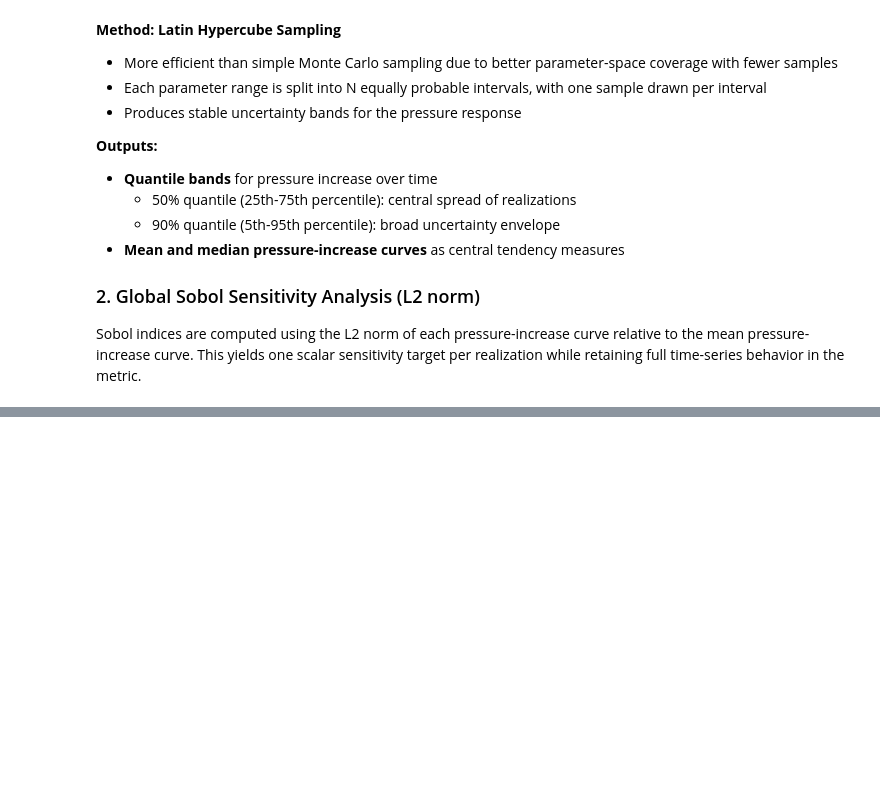
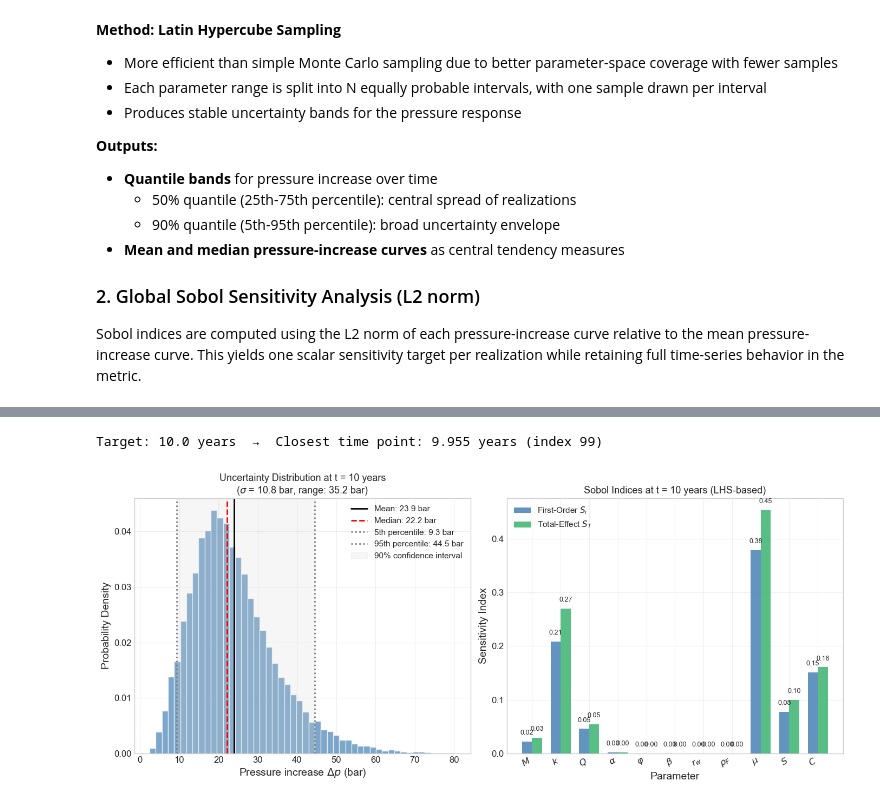
Before and after one commit to jtecklenburg/geothermal-doublet, a Jupyter notebook: sensitivity2.ipynb, the cells around one changed output, grey strips where cells are left out. Saved outputs shown, nothing was run; the diff lists cells and outputs as text; code cells hidden in the pictures; blank space fills up the shorter version.

```diff
--- a/sensitivity2.ipynb
+++ b/sensitivity2.ipynb
@@ -236,0 +260,80 @@ plt.show()
+# %%
+
+# ============================================================
+# Pressure at t = 10 years: Histogram + Sobol Indices
+# Analogous to sensitivity.ipynb Cell 9 (breakthrough time analysis)
+# ============================================================
+
+# Find the index in t_years closest to 10 years
+t_target = 10.0  # years
+t_idx = np.argmin(np.abs(t_years - t_target))
+t_actual = t_years[t_idx]
+print(f"Target: {t_target} years  →  Closest time point: {t_actual:.3f} years (index {t_idx})")
+
+# Extract scalar pressure values at t = 10 years from pre-computed arrays
+p_A_10 = Y_A[:, t_idx]   # Pressure increase (bar) at t=10y for A samples
+p_B_10 = Y_B[:, t_idx]   # Pressure increase (bar) at t=10y for B samples
+
+Y_ABi_10 = {i: Y_ABi[i][:, t_idx] for i in range(num_params)}
+
+# Compute Sobol indices for pressure at t = 10 years
+S_first_10, S_total_10 = compute_sobol_indices(A, B, p_A_10, p_B_10, Y_ABi_10, num_params)
+
+# ============================================================
+# Histogram statistics
+# Concatenate A and B samples for more stable quantile estimates
+# ============================================================
+pressure_10y = np.concatenate([p_A_10, p_B_10])
+p_mean   = np.mean(pressure_10y)
+p_std    = np.std(pressure_10y)
+p_median = np.median(pressure_10y)
+p_q05, p_q95 = np.percentile(pressure_10y, [5, 95])
+
+# ============================================================
+# Combined visualization (side-by-side)
+# ============================================================
+fig, (ax1, ax2) = plt.subplots(1, 2, figsize=FIGSIZE_SUBPLOTS)
+
+# Left: Histogram of pressure-increase distribution at t = 10 years
+ax1.hist(pressure_10y, bins=50, density=True, alpha=0.7, color='steelblue', edgecolor='white')
+ax1.axvline(p_mean,   color='black', linestyle='-',  linewidth=2.0, label=f'Mean: {p_mean:.1f} bar')
+ax1.axvline(p_median, color='red',   linestyle='--', linewidth=2,   label=f'Median: {p_median:.1f} bar')
+ax1.axvline(p_q05,    color='gray',  linestyle=':',  linewidth=2,   label=f'5th percentile: {p_q05:.1f} bar')
+ax1.axvline(p_q95,    color='gray',  linestyle=':',  linewidth=2,   label=f'95th percentile: {p_q95:.1f} bar')
+ax1.axvspan(p_q05, p_q95, alpha=0.2, color='lightgray', label='90% confidence interval')
+ax1.set_xlabel('Pressure increase $\Delta p$ (bar)', fontsize=14)
+ax1.set_ylabel('Probability Density', fontsize=14)
+ax1.set_title(
+    f'Uncertainty Distribution at t = {t_actual:.0f} years\n'
+    f'($\sigma$ = {p_std:.1f} bar, range: {p_q95 - p_q05:.1f} bar)',
+    fontsize=13
+)
+ax1.legend(loc='best', fontsize=11)
+ax1.tick_params(labelsize=12)
+ax1.grid(True, alpha=0.3)
+
+# Right: Sobol indices (first-order and total-effect)
+x = np.arange(num_params)
+width = 0.35
+ax2.bar(x - width / 2, S_first_10, width, label='First-Order $S_i$',   alpha=0.85, color='steelblue')
+ax2.bar(x + width / 2, S_total_10, width, label='Total-Effect $S_T$', alpha=0.85, color='mediumseagreen')
+ax2.set_ylabel('Sensitivity Index', fontsize=14)
+ax2.set_xlabel('Parameter', fontsize=14)
+ax2.set_xticks(x)
+ax2.set_xticklabels(param_labels, fontsize=12)
+ax2.legend(fontsize=11)
+ax2.set_title(f'Sobol Indices at t = {t_actual:.0f} years (LHS-based)', fontsize=13)
+ax2.tick_params(axis='y', labelsize=12)
+ax2.grid(True, alpha=0.3)
+
+# Add value labels on bars
+for i in range(num_params):
+    ax2.text(i - width / 2, S_first_10[i] + 0.01, f'{S_first_10[i]:.2f}', ha='center', va='bottom', fontsize=9)
+    ax2.text(i + width / 2, S_total_10[i] + 0.01, f'{S_total_10[i]:.2f}', ha='center', va='bottom', fontsize=9)
+
+plt.tight_layout()
+plt.savefig('sobol_pressure_10y.svg', bbox_inches='tight')
+plt.show()
+# %% [output]
+Target: 10.0 years  →  Closest time point: 9.955 years (index 99)
+[figure, added]
```
Also changed, not shown: parts of 4 cells of this notebook, 7 other files.
